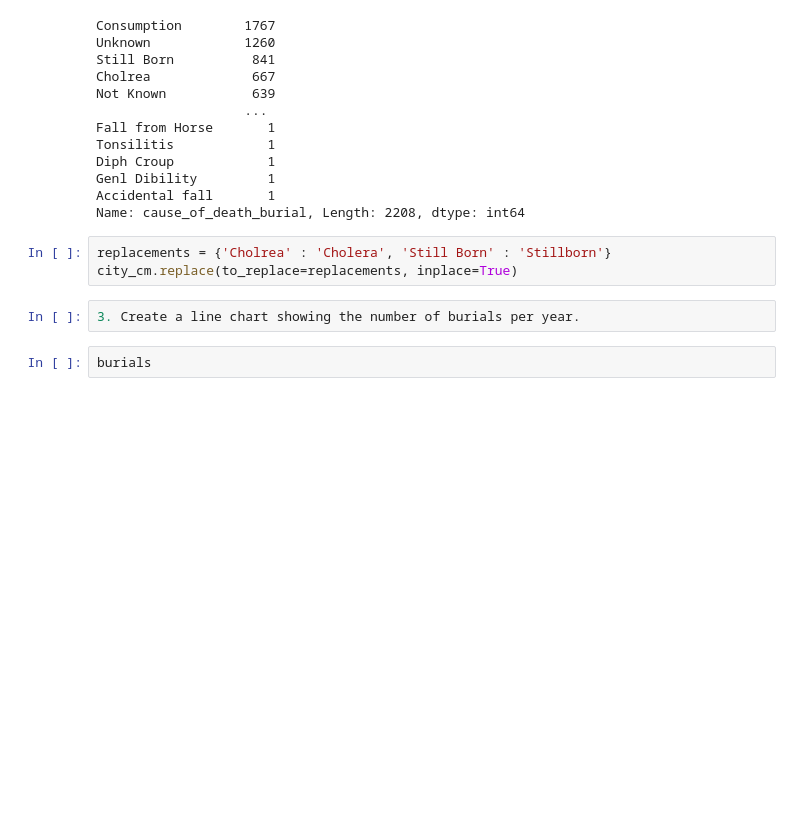
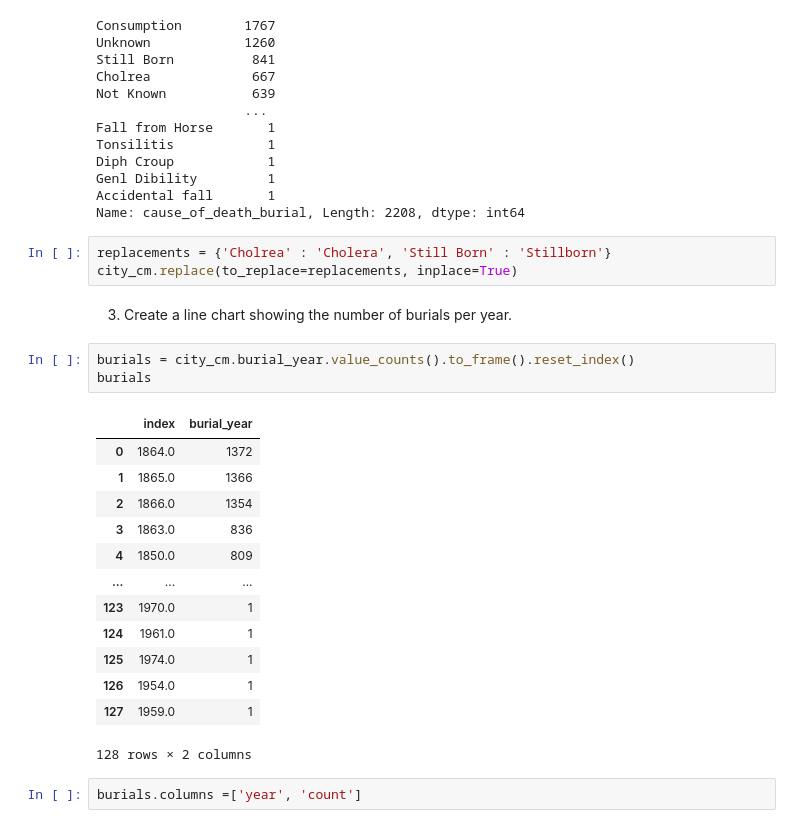
Before and after one commit to NSS-Data-Analytics-Cohort-10/advanced-pandas-ekinnard23, a Jupyter notebook: notebooks/advanced_pandas_ekinnard23_notebook.ipynb, the cells around one changed output. Cells and saved outputs as stored; diff of their text form; blank space fills up the shorter version.

```diff
--- a/notebooks/advanced_pandas_ekinnard23_notebook.ipynb
+++ b/notebooks/advanced_pandas_ekinnard23_notebook.ipynb
@@ -45,7 +45,24 @@ Name: cause_of_death_burial, Length: 2208, dtype: int64
 # %%
 replacements = {'Cholrea' : 'Cholera', 'Still Born' : 'Stillborn'}
 city_cm.replace(to_replace=replacements, inplace=True)
-# %%
-3. Create a line chart showing the number of burials per year.
-# %%
-burials
+# %% [markdown]
+3. Create a line chart showing the number of burials per year.
+# %%
+burials = city_cm.burial_year.value_counts().to_frame().reset_index()
+burials
+# %% [output]
+|  | index | burial_year |
+| 0 | 1864.0 | 1372 |
+| 1 | 1865.0 | 1366 |
+| 2 | 1866.0 | 1354 |
+| 3 | 1863.0 | 836 |
+| 4 | 1850.0 | 809 |
+| ... | ... | ... |
+| 123 | 1970.0 | 1 |
+| 124 | 1961.0 | 1 |
+| 125 | 1974.0 | 1 |
+| 126 | 1954.0 | 1 |
+| 127 | 1959.0 | 1 |
+128 rows × 2 columns
+# %%
+burials.columns =['year', 'count']
```
Also changed, not shown: parts of 2 cells of this notebook.
